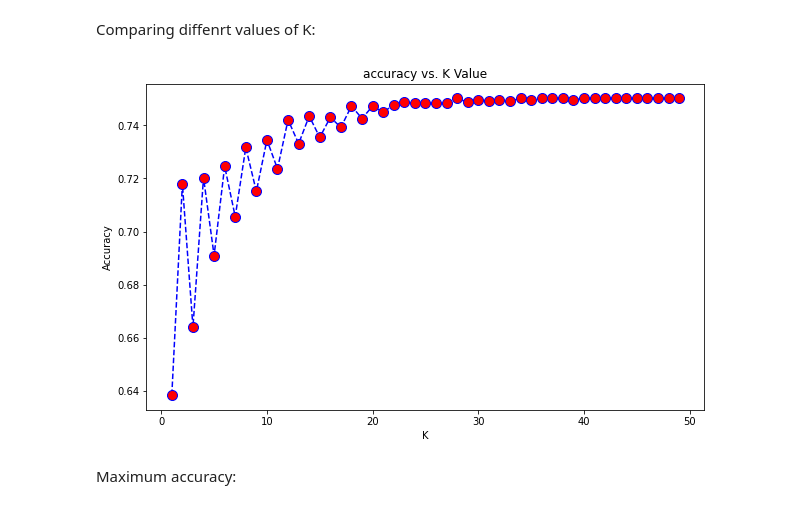
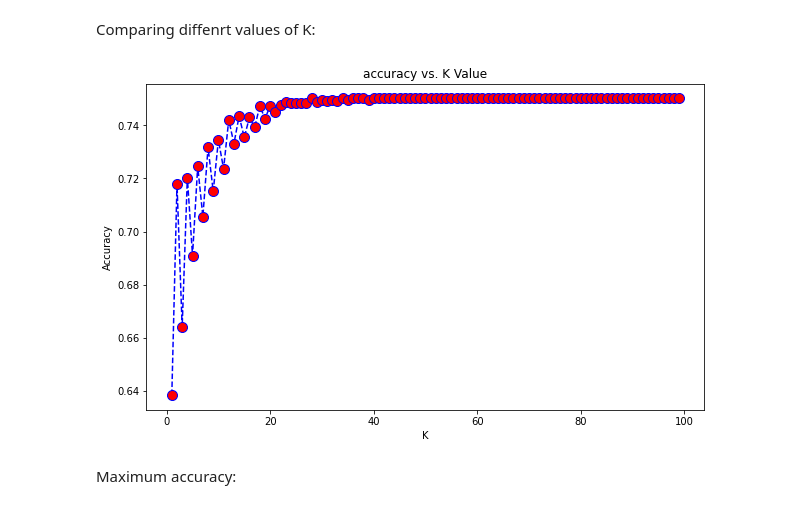
Before and after one commit to kurumkan/ml-classes, a Jupyter notebook: freecodecamp/Telco Customer Churn.ipynb, the cells around one changed output. Drawn from its saved outputs; the diff is of its cells as text; code cells hidden in the pictures.

```diff
--- a/freecodecamp/Telco Customer Churn.ipynb
+++ b/freecodecamp/Telco Customer Churn.ipynb
@@ -217,23 +217,23 @@ Comparing diffenrt values of K:
 # %%
 def getScore(k, train_inputs, train_classes, test_inputs, test_classes):
     knn = KNeighborsClassifier(n_neighbors=k)
     knn.fit(train_inputs, train_classes)
     return knn.score(test_inputs, test_classes)
 
 scores = []
-for k in range(1, 50):
+for k in range(1, 100):
     score = getScore(k, train_inputs, train_classes, test_inputs, test_classes)
     scores.append(score)
 
 plt.figure(figsize=(10, 6))
-plt.plot(range(1, 50), scores, color='blue', linestyle='dashed',
+plt.plot(range(1, 100), scores, color='blue', linestyle='dashed',
          marker='o', markerfacecolor='red', markersize=10)
 plt.title('accuracy vs. K Value')
 plt.xlabel('K')
 plt.ylabel('Accuracy')
 plt.show()
 # %% [output]
-[figure, old version]
+[figure, new version]
 # %% [markdown]
 Maximum accuracy:
 # %%
```
Also changed, not shown: 1 other file.
